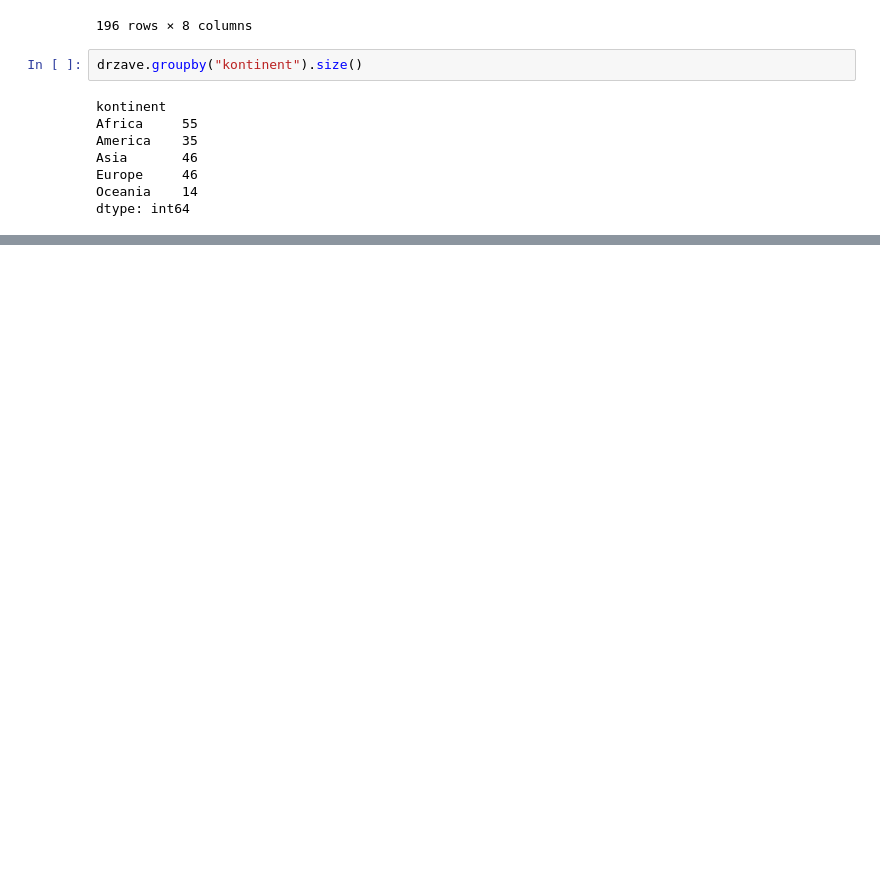
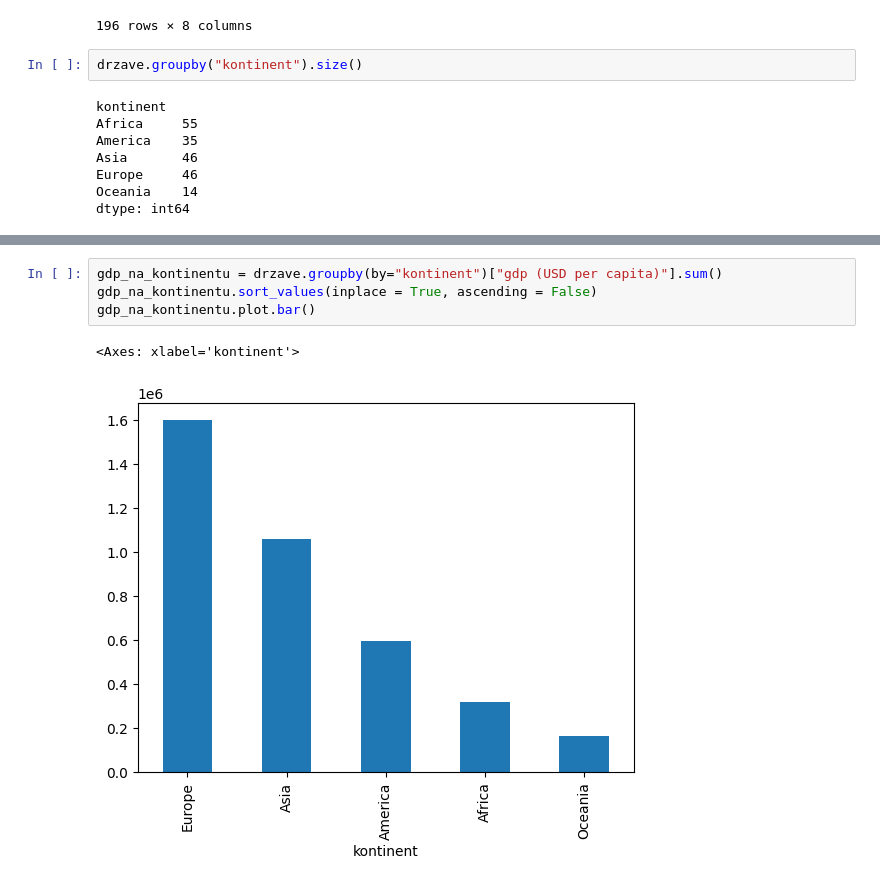
Before and after one commit to mianardin/Projektna_naloga, a Jupyter notebook: Analiza.ipynb, the cells around one changed output, grey strips where cells are left out. Saved outputs shown, nothing was run; the diff lists cells and outputs as text; blank space fills up the shorter version.

```diff
--- a/Analiza.ipynb
+++ b/Analiza.ipynb
@@ -35,0 +50,7 @@ dtype: int64
+# %%
+gdp_na_kontinentu = drzave.groupby(by="kontinent")["gdp (USD per capita)"].sum()
+gdp_na_kontinentu.sort_values(inplace = True, ascending = False)
+gdp_na_kontinentu.plot.bar()
+# %% [output]
+<Axes: xlabel='kontinent'>
+[figure, added]
```
Also changed, not shown: parts of 5 cells of this notebook.
